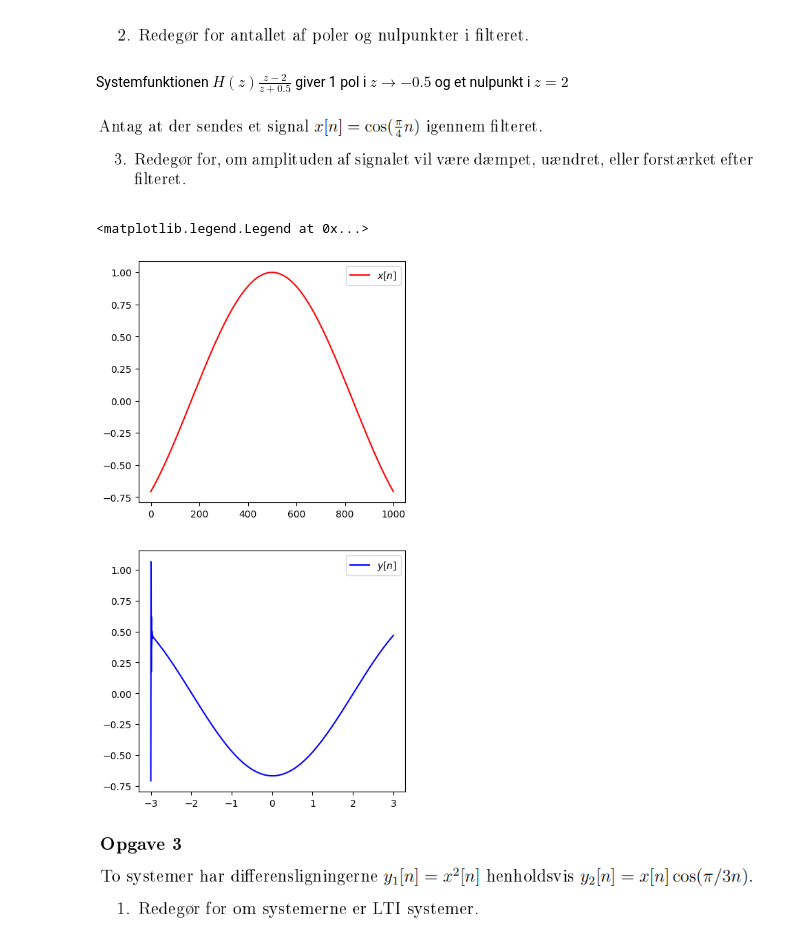
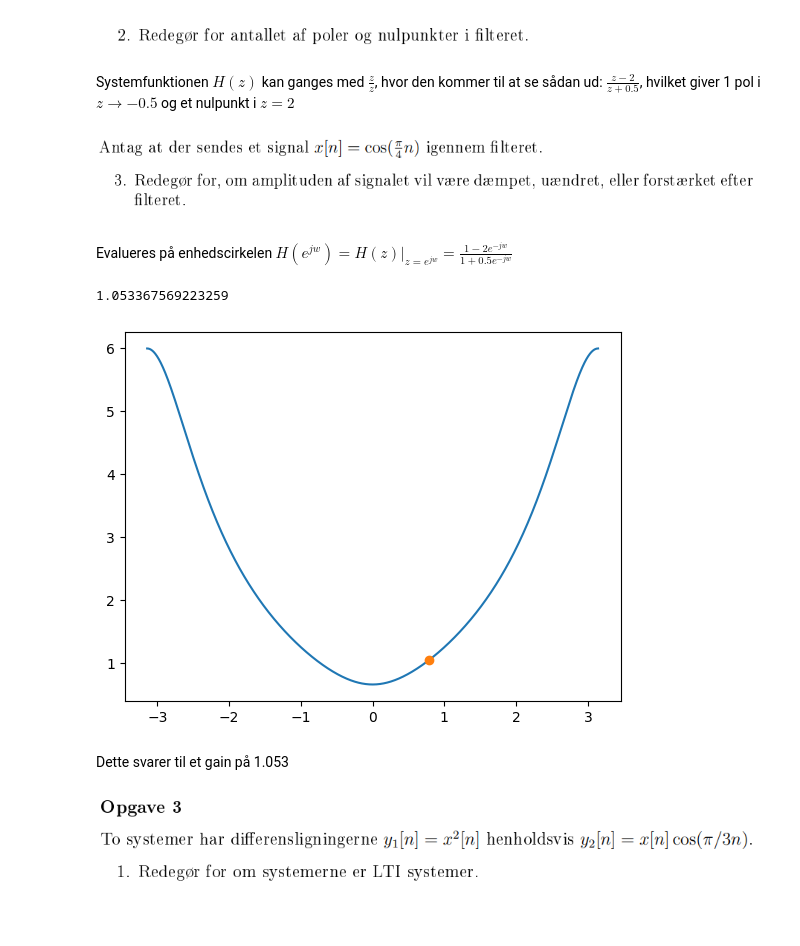
Before and after one commit to Teun0n/DTSP_notes, a Jupyter notebook: 2022_eksamen.ipynb, the cells around one changed output. Saved outputs shown, nothing was run; the diff lists cells and outputs as text; code cells hidden in the pictures; blank space fills up the shorter version.

```diff
--- a/2022_eksamen.ipynb
+++ b/2022_eksamen.ipynb
@@ -61,27 +61,30 @@ array([ 0.,  2., 11.,  6., -9.])
 # %% [markdown]
 ![image.png](attachment:image.png)
 # %% [markdown]
-Systemfunktionen $H(z)\frac{z-2}{z+0.5}$ giver 1 pol i $z\rightarrow -0.5$ og et nulpunkt i $z=2$
+Systemfunktionen $H(z)$ kan ganges med $\frac{z}{z}$, hvor den kommer til at se sådan ud: $\frac{z-2}{z+0.5}$, hvilket giver 1 pol i $z\rightarrow -0.5$ og et nulpunkt i $z=2$
 # %% [markdown]
 ![image.png](attachment:image.png)
-# %%
-def x(n):
-    return np.cos(np.pi*0.25*n)
-sig=np.zeros(50)
-for i in range(50):
-    sig[i]=x(i)
-n=np.linspace(-3,3,1000)
-b=np.array([1.,-2])
-a=np.array([1,0.5])
-y=signal.lfilter(b,a,x(n))
-fig,ax=plt.subplots(nrows=2,ncols=1,figsize=(5,10))
-ax[0].plot(x(n),'r',label="$x[n]$")
-ax[0].legend()
-ax[1].plot(n,y,'b',label="$y[n]$")
-ax[1].legend()
-# %% [output]
-<matplotlib.legend.Legend at 0x...>
-[figure, removed]
+# %% [markdown]
+Evalueres på enhedscirkelen
+$H(e^{jw}) = H(z) \rvert_{z=e^{jw}}=\frac{1-2e^{-jw}}{1+0.5e^{-jw}}$
+# %%
+def x(n):
+    return np.cos(np.pi*0.25*n)
+sig=np.zeros(50)
+omega = np.linspace(-np.pi,np.pi,1000)
+
+def H(o):
+    return (1-2*np.exp(-1j*o))/(1+0.5*np.exp(-1j*o))
+bruh = H(np.pi/4)
+fig,ax =plt.subplots()
+ax.plot(omega,np.abs(H(omega)))
+ax.plot((np.pi/4),np.abs(H(np.pi/4)),marker='o')
+np.abs(H(np.pi/4))
+# %% [output]
+1.053367569223259
+[figure, added]
+# %% [markdown]
+Dette svarer til et gain på 1.053
 # %% [markdown]
 ![image.png](attachment:image.png)
 # %% [markdown]
```
